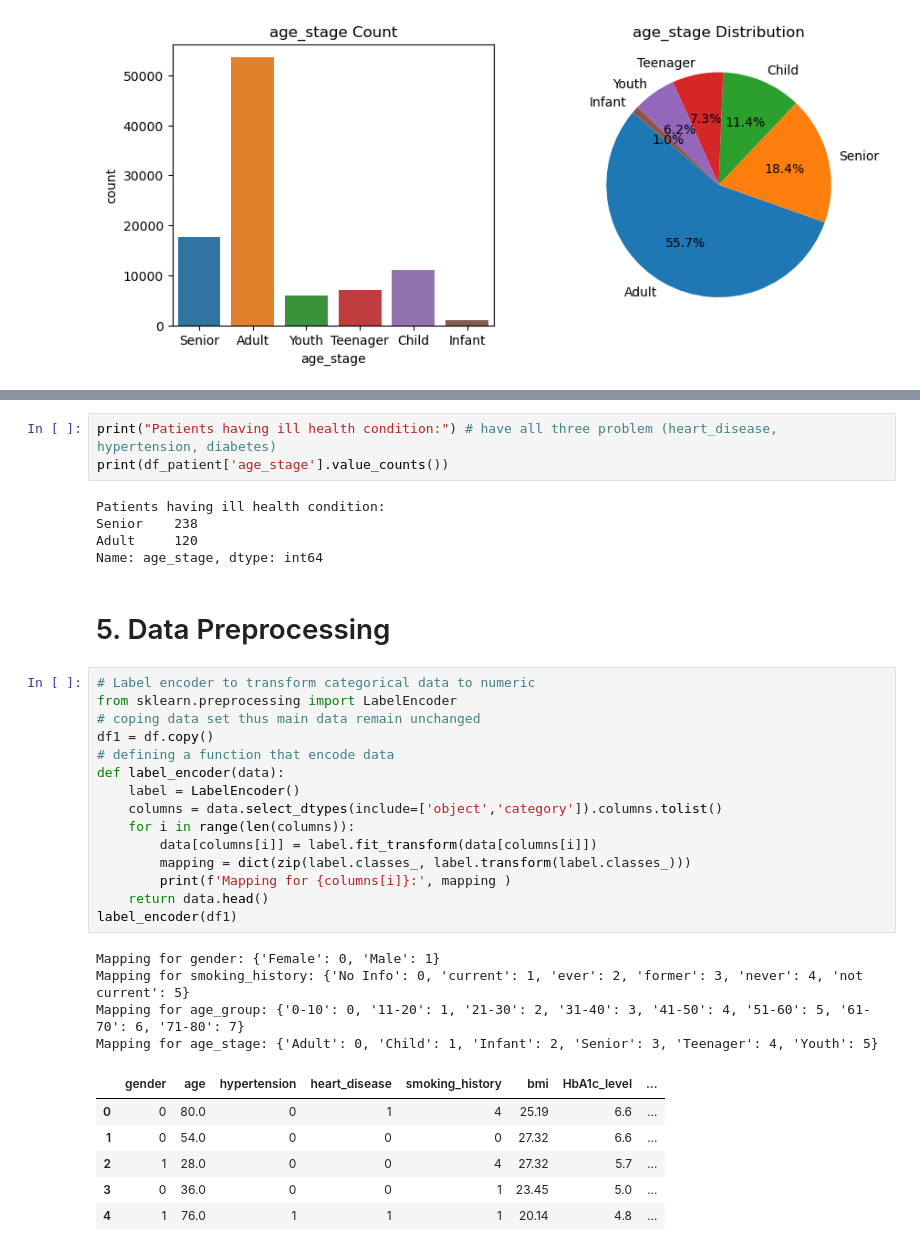
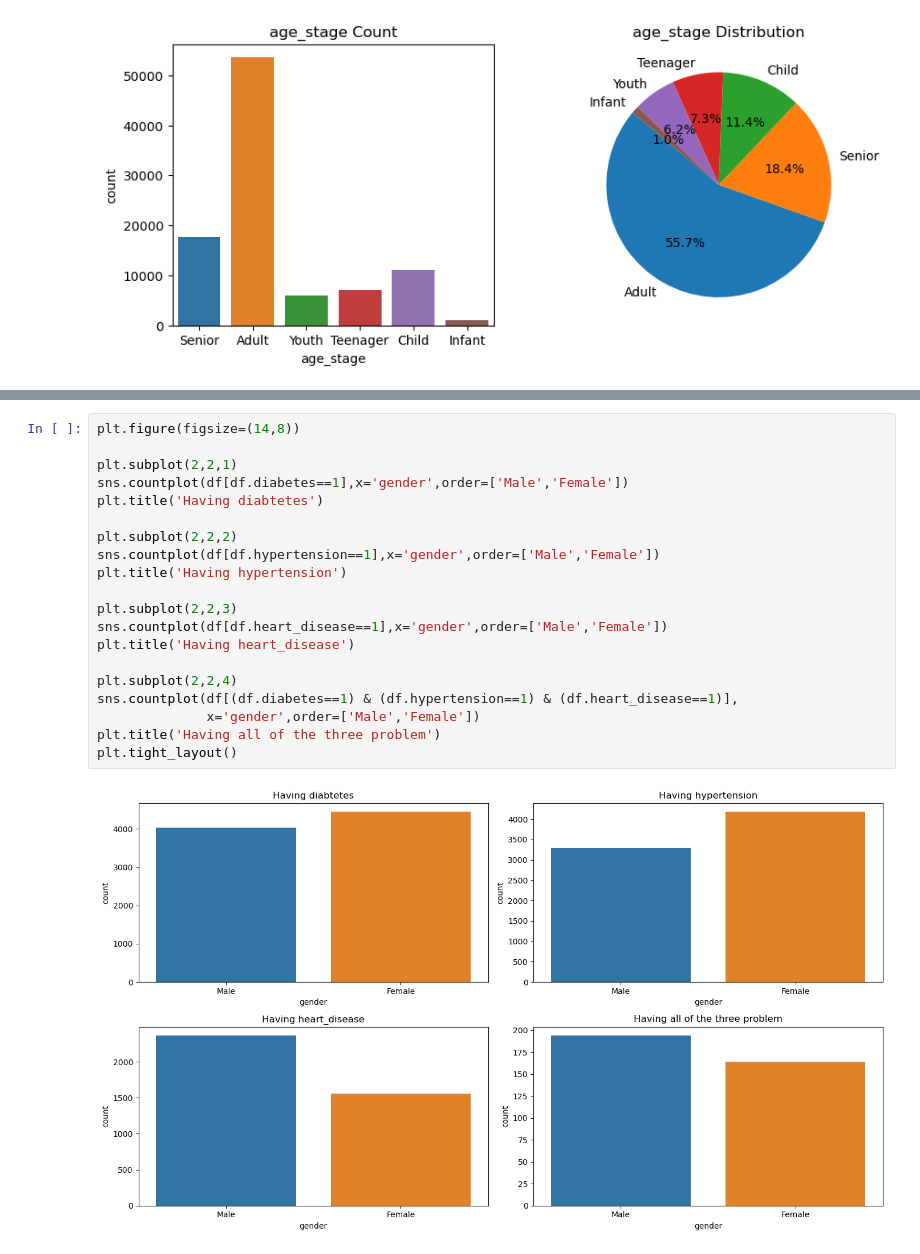
Before and after one commit to iktiyar/Practice-Project, a Jupyter notebook: Diabetes Prediction.ipynb, the cells around one changed output, grey strips where cells are left out. Saved outputs shown, nothing was run; the diff lists cells and outputs as text.

```diff
--- a/Diabetes Prediction.ipynb
+++ b/Diabetes Prediction.ipynb
@@ -556,36 +295,22 @@ Name: age_stage, dtype: int64
-# %%
-print("Patients having ill health condition:") # have all three problem (heart_disease, hypertension, diabetes)
-print(df_patient['age_stage'].value_counts())
-# %% [output]
-Patients having ill health condition:
-Senior    238
-Adult     120
-Name: age_stage, dtype: int64
-# %% [markdown]
-# 5. Data Preprocessing
-# %%
-# Label encoder to transform categorical data to numeric
-from sklearn.preprocessing import LabelEncoder
-# coping data set thus main data remain unchanged
-df1 = df.copy()
-# defining a function that encode data
-def label_encoder(data):
-    label = LabelEncoder()
-    columns = data.select_dtypes(include=['object','category']).columns.tolist()
-    for i in range(len(columns)):
-        data[columns[i]] = label.fit_transform(data[columns[i]])
-        mapping = dict(zip(label.classes_, label.transform(label.classes_)))
-        print(f'Mapping for {columns[i]}:', mapping )
-    return data.head()
-label_encoder(df1)
-# %% [output]
-Mapping for gender: {'Female': 0, 'Male': 1}
-Mapping for smoking_history: {'No Info': 0, 'current': 1, 'ever': 2, 'former': 3, 'never': 4, 'not current': 5}
-Mapping for age_group: {'0-10': 0, '11-20': 1, '21-30': 2, '31-40': 3, '41-50': 4, '51-60': 5, '61-70': 6, '71-80': 7}
-Mapping for age_stage: {'Adult': 0, 'Child': 1, 'Infant': 2, 'Senior': 3, 'Teenager': 4, 'Youth': 5}
-|  | gender | age | hypertension | heart_disease | smoking_history | bmi | HbA1c_level | ... |
-| 0 | 0 | 80.0 | 0 | 1 | 4 | 25.19 | 6.6 | ... |
-| 1 | 0 | 54.0 | 0 | 0 | 0 | 27.32 | 6.6 | ... |
-| 2 | 1 | 28.0 | 0 | 0 | 4 | 27.32 | 5.7 | ... |
-| 3 | 0 | 36.0 | 0 | 0 | 1 | 23.45 | 5.0 | ... |
-| 4 | 1 | 76.0 | 1 | 1 | 1 | 20.14 | 4.8 | ... |
+# %%
+plt.figure(figsize=(14,8))
+
+plt.subplot(2,2,1)
+sns.countplot(df[df.diabetes==1],x='gender',order=['Male','Female'])
+plt.title('Having diabtetes')
+
+plt.subplot(2,2,2)
+sns.countplot(df[df.hypertension==1],x='gender',order=['Male','Female'])
+plt.title('Having hypertension')
+
+plt.subplot(2,2,3)
+sns.countplot(df[df.heart_disease==1],x='gender',order=['Male','Female'])
+plt.title('Having heart_disease')
+
+plt.subplot(2,2,4)
+sns.countplot(df[(df.diabetes==1) & (df.hypertension==1) & (df.heart_disease==1)],
+              x='gender',order=['Male','Female'])
+plt.title('Having all of the three problem')
+plt.tight_layout()
+# %% [output]
+[figure, added]
```
Also changed, not shown: parts of 39 cells of this notebook.
